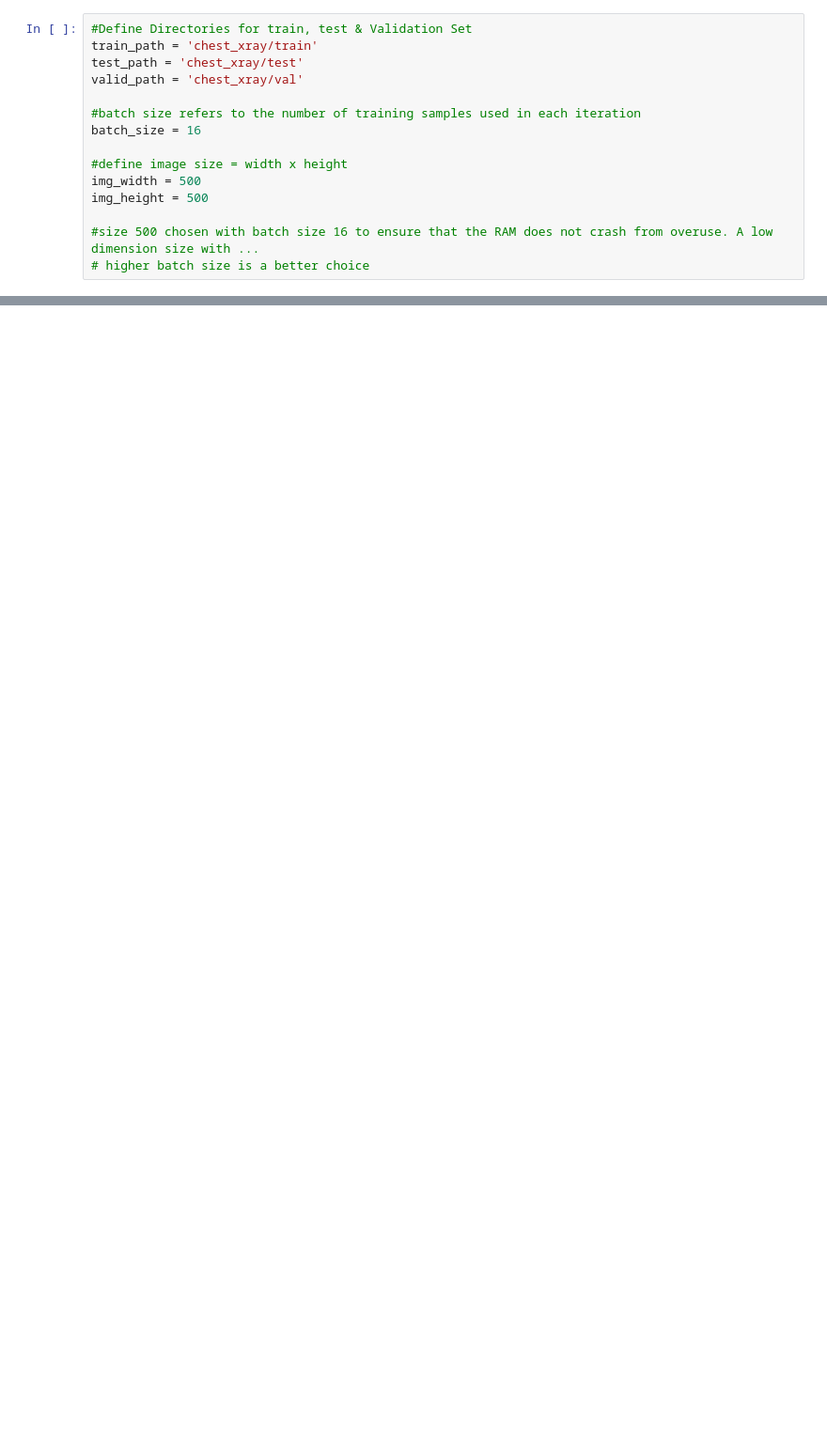
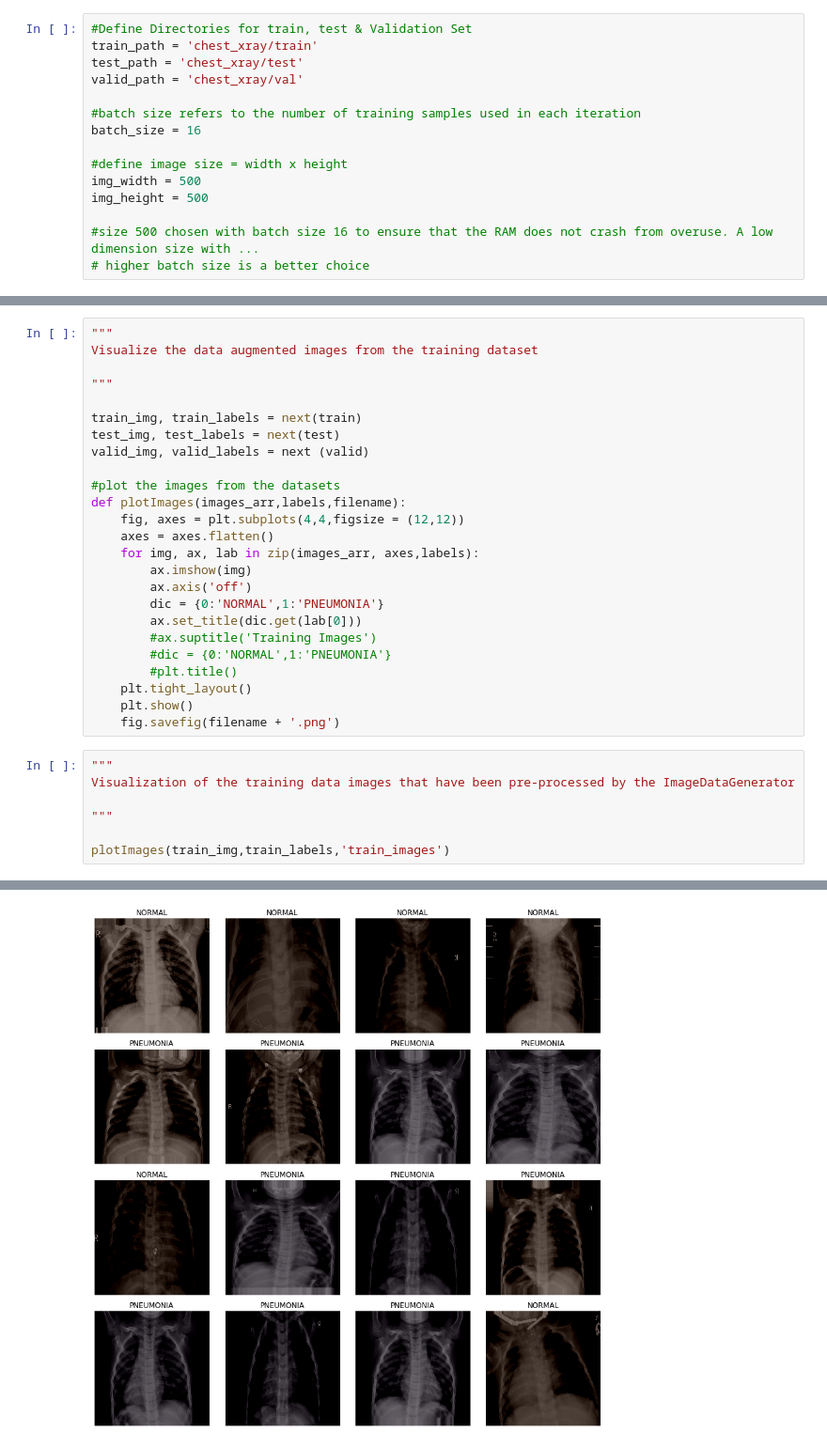
Before and after one commit to aziz66710/CNN_chest_xray, a Jupyter notebook: CNN_Normal_Pneumonia.ipynb, the cells around one changed output, grey strips where cells are left out. Shown at 94% size. Saved outputs shown, nothing was run; the diff lists cells and outputs as text; blank space fills up the shorter version.

```diff
--- a/CNN_Normal_Pneumonia.ipynb
+++ b/CNN_Normal_Pneumonia.ipynb
@@ -111,0 +259,33 @@ KeyboardInterrupt:
+# %%
+"""
+Visualize the data augmented images from the training dataset
+
+"""
+
+train_img, train_labels = next(train)
+test_img, test_labels = next(test)
+valid_img, valid_labels = next (valid)
+
+#plot the images from the datasets
+def plotImages(images_arr,labels,filename):
+    fig, axes = plt.subplots(4,4,figsize = (12,12))
+    axes = axes.flatten()
+    for img, ax, lab in zip(images_arr, axes,labels):
+        ax.imshow(img)
+        ax.axis('off')
+        dic = {0:'NORMAL',1:'PNEUMONIA'}
+        ax.set_title(dic.get(lab[0]))
+        #ax.suptitle('Training Images')
+        #dic = {0:'NORMAL',1:'PNEUMONIA'}
+        #plt.title()
+    plt.tight_layout()
+    plt.show()
+    fig.savefig(filename + '.png')
+# %%
+"""
+Visualization of the training data images that have been pre-processed by the ImageDataGenerator
+
+"""
+
+plotImages(train_img,train_labels,'train_images')
+# %% [output]
@@ -111,0 +308 @@ KeyboardInterrupt:
+[figure, added]
```
Also changed, not shown: parts of 33 cells of this notebook, 1 other file.
